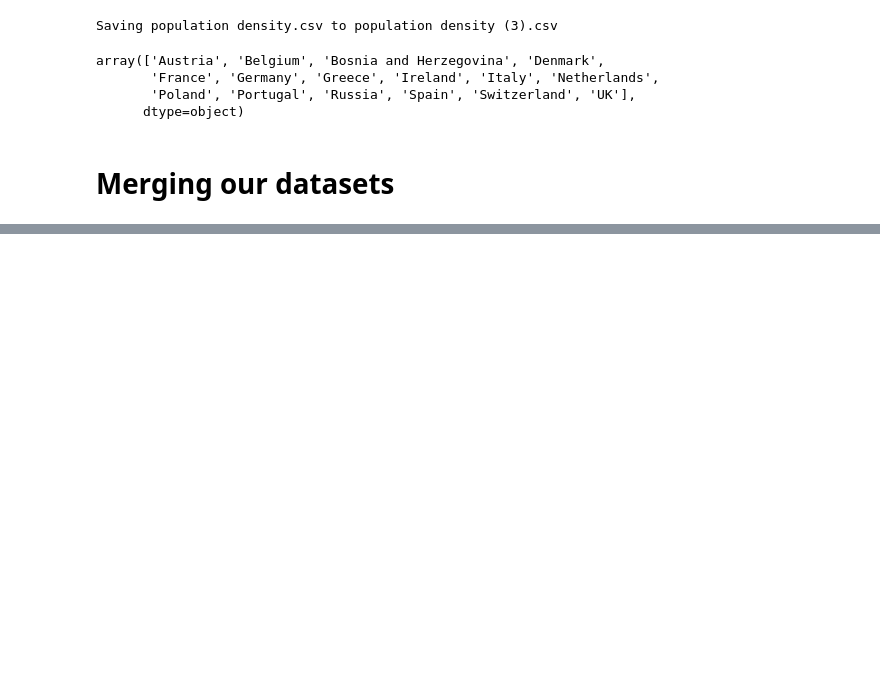
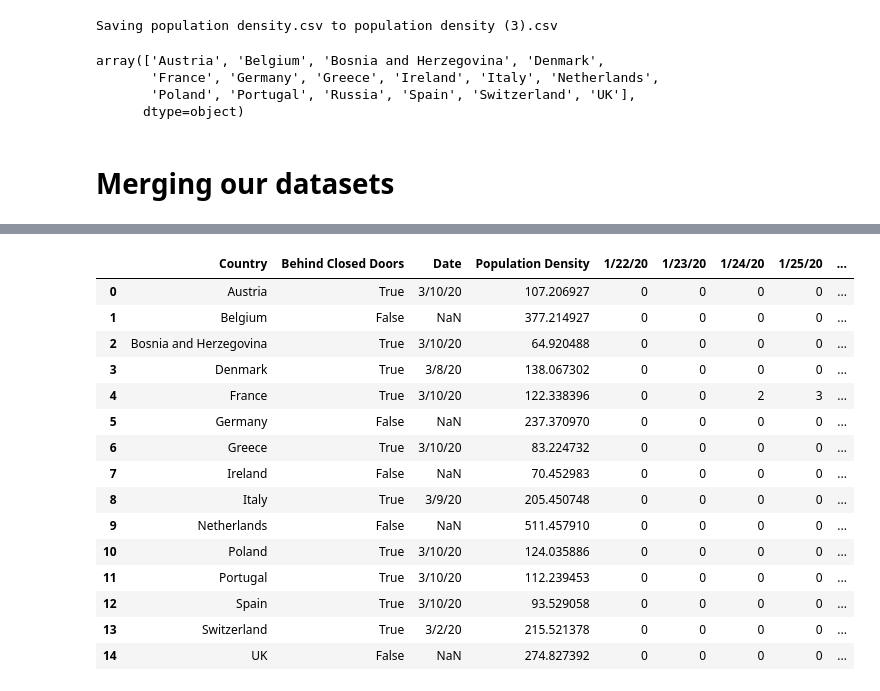
Before and after one commit to henry8695/Henry-Woodward, a Jupyter notebook: Coronavirus_Analysis.ipynb, the cells around one changed output, grey strips where cells are left out. Drawn from its saved outputs; the diff is of its cells as text; code cells hidden in the pictures; blank space fills up the shorter version.

```diff
--- a/Coronavirus_Analysis.ipynb
+++ b/Coronavirus_Analysis.ipynb
@@ -117,0 +125,28 @@ coronavirus_Euro
+# %%
+football_status=pd.read_csv("Football Status.csv")
+football_status
+# %%
+football_status=football_status.loc[:,["Country","Behind Closed Doors","Date"]]
+football_status
+# %%
+right = coronavirus_Euro
+left = football_status
+covid_19=pd.merge(left,right,on="Country")
+covid_19
+# %% [output]
+|  | Country | Behind Closed Doors | Date | Population Density | 1/22/20 | 1/23/20 | 1/24/20 | 1/25/20 | ... |
+| 0 | Austria | True | 3/10/20 | 107.206927 | 0 | 0 | 0 | 0 | ... |
+| 1 | Belgium | False | NaN | 377.214927 | 0 | 0 | 0 | 0 | ... |
+| 2 | Bosnia and Herzegovina | True | 3/10/20 | 64.920488 | 0 | 0 | 0 | 0 | ... |
+| 3 | Denmark | True | 3/8/20 | 138.067302 | 0 | 0 | 0 | 0 | ... |
+| 4 | France | True | 3/10/20 | 122.338396 | 0 | 0 | 2 | 3 | ... |
+| 5 | Germany | False | NaN | 237.370970 | 0 | 0 | 0 | 0 | ... |
+| 6 | Greece | True | 3/10/20 | 83.224732 | 0 | 0 | 0 | 0 | ... |
+| 7 | Ireland | False | NaN | 70.452983 | 0 | 0 | 0 | 0 | ... |
+| 8 | Italy | True | 3/9/20 | 205.450748 | 0 | 0 | 0 | 0 | ... |
+| 9 | Netherlands | False | NaN | 511.457910 | 0 | 0 | 0 | 0 | ... |
+| 10 | Poland | True | 3/10/20 | 124.035886 | 0 | 0 | 0 | 0 | ... |
+| 11 | Portugal | True | 3/10/20 | 112.239453 | 0 | 0 | 0 | 0 | ... |
+| 12 | Spain | True | 3/10/20 | 93.529058 | 0 | 0 | 0 | 0 | ... |
+| 13 | Switzerland | True | 3/2/20 | 215.521378 | 0 | 0 | 0 | 0 | ... |
+| 14 | UK | False | NaN | 274.827392 | 0 | 0 | 0 | 0 | ... |
```
Also changed, not shown: parts of 1 cell of this notebook.
